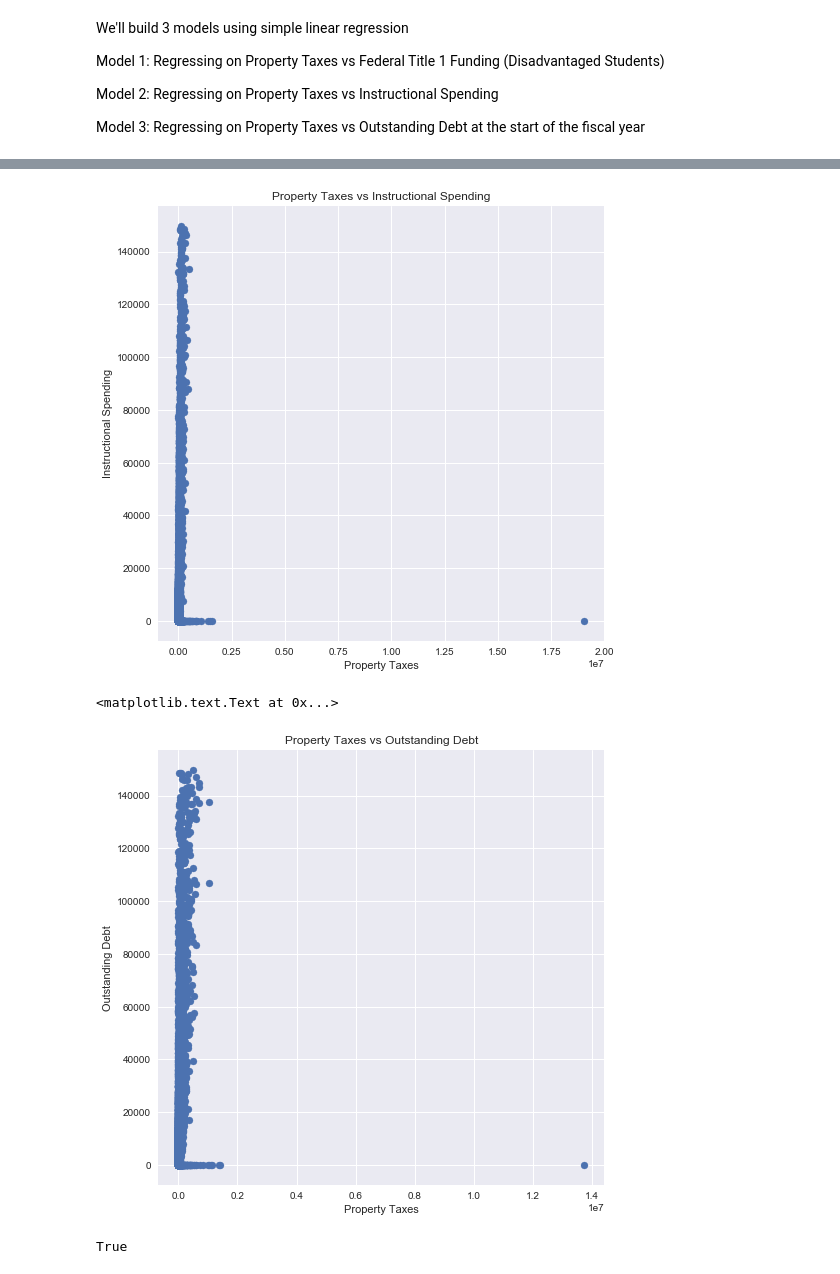
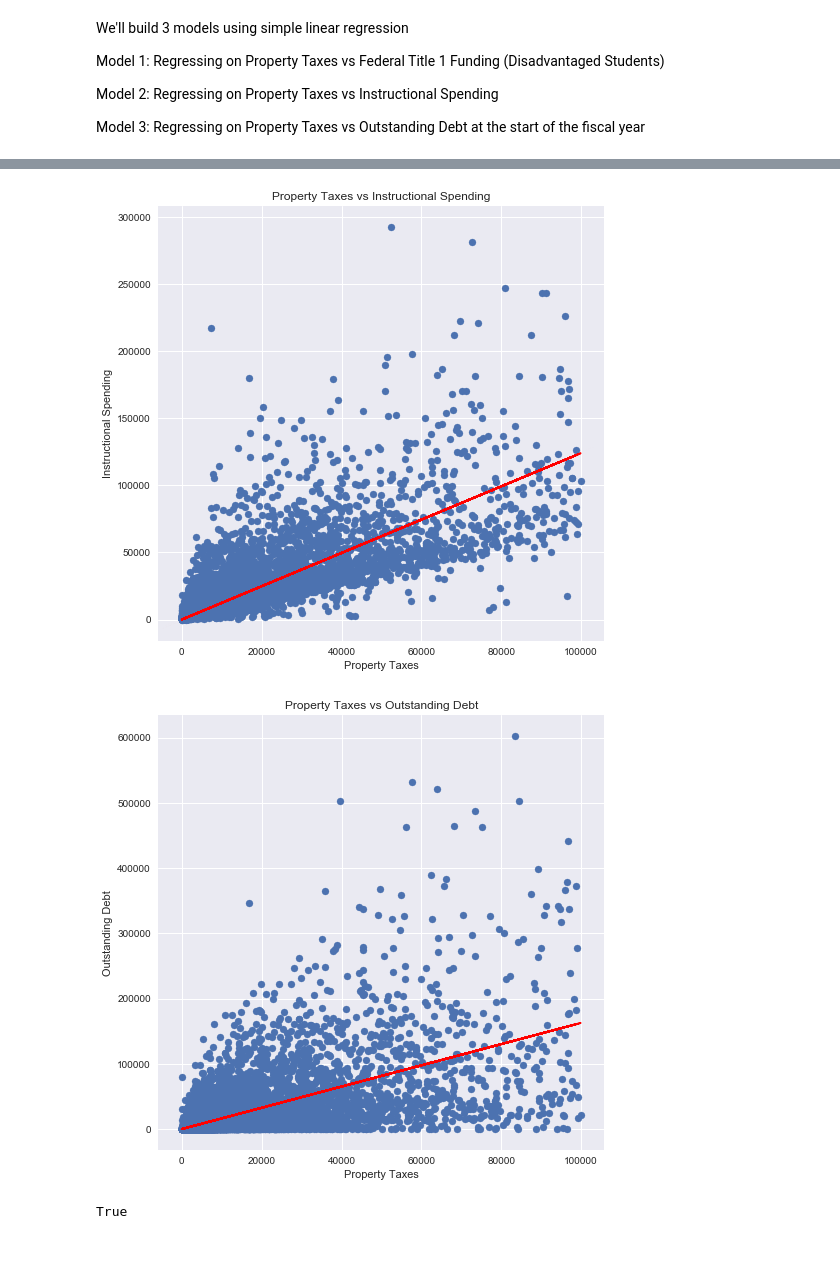
Before and after one commit to ValarDragon/DSD_Project1, a Jupyter notebook: Project_Dev_01-Copy1.ipynb, the cells around one changed output, grey strips where cells are left out. Cells and saved outputs as stored; diff of their text form; code cells hidden in the pictures.

Commit message:
Fixed wrong parameters, property tax vs instructional spending looks good!

```diff
--- a/Project_Dev_01-Copy1.ipynb
+++ b/Project_Dev_01-Copy1.ipynb
@@ -225,14 +229,17 @@ Model 2: Regressing on Property Taxes vs Instructional Spending
 
 Model 3: Regressing on Property Taxes vs Outstanding Debt at the start of the fiscal year
 # %%
-df = df[df["T06"] < 150000]
+# Remove outlier property taxes and 0 property taxes.
+df = df[(df["T06"] < 100000) & (df["T06"] != 0) & (df["C14"] < 10000)]
+
 taxes = df["T06"]
 title1 = df["C14"]
 spending = df["TCURINST"]
 debt = df["_19H"]
 # %%
 plt.figure(1, figsize=(8,8))
-
+myOLS_title1 = sm.OLS(title1,taxes).fit()
+plt.plot(taxes, myOLS_title1.predict(taxes), color = 'red')
 plt.scatter(taxes,title1)
 plt.title("Property Taxes vs. Title 1 Funding")
 plt.xlabel("Property Taxes")
@@ -241,7 +248,9 @@ plt.show()
 plt.close()
 
 plt.figure(2, figsize=(8,8))
-plt.scatter(spending,taxes)
+myOLS_spending = sm.OLS(spending,taxes).fit()
+plt.plot(taxes, myOLS_spending.predict(taxes), color = 'red')
+plt.scatter(taxes,spending)
 plt.title("Property Taxes vs Instructional Spending")
 plt.xlabel("Property Taxes")
 plt.ylabel("Instructional Spending")
@@ -249,8 +258,12 @@ plt.show()
 plt.close()
 
 plt.figure(3, figsize = (8,8))
-plt.scatter(debt,taxes)
+myOLS_debt = sm.OLS(debt, taxes).fit()
+plt.plot(taxes, myOLS_debt.predict(taxes), color = 'red')
+plt.scatter(taxes,debt)
 plt.title("Property Taxes vs Outstanding Debt")
 plt.xlabel("Property Taxes")
 plt.ylabel("Outstanding Debt")
+plt.show()
+plt.close()
 # %% [output]
@@ -258,6 +271,5 @@ plt.ylabel("Outstanding Debt")
-[figure, old version]
+[figure, new version]
-<matplotlib.text.Text at 0x...>
-[figure, old version]
+[figure, new version]
 # %%
 title1.isnull().sum()
 taxes.isnull().sum()
```
Also changed, not shown: parts of 9 cells of this notebook.
